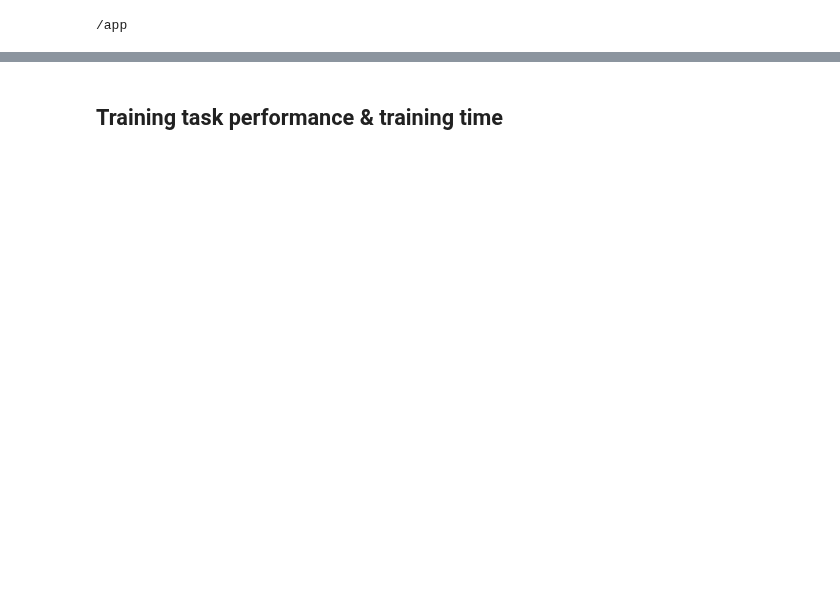
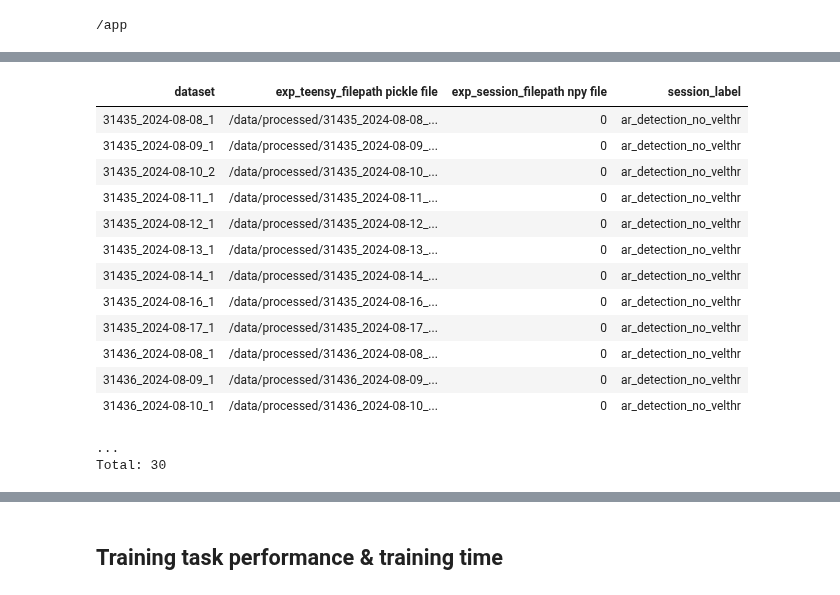
Before and after one commit to MMathisLab/FreelyMovingVR4Mice, a Jupyter notebook: dj_pipeline/notebooks/Paper_figures/Figure_1K-M.ipynb, the cells around one changed output, grey strips where cells are left out. Saved outputs shown, nothing was run; the diff lists cells and outputs as text; code cells hidden in the pictures; blank space fills up the shorter version.

```diff
--- a/dj_pipeline/notebooks/Paper_figures/Figure_1K-M.ipynb
+++ b/dj_pipeline/notebooks/Paper_figures/Figure_1K-M.ipynb
@@ -81,6 +83,24 @@ def get_all_in_list(data_set_list, training_stage):
     big_df = big_df.infer_objects()
 
     return(big_df.reset_index(drop=True))
+# %%
+(vr4mice.Dataset() & f'session_label = "ar_detection_no_velthr"') & (vr4mice.Collab() & 'idx=2')
+# %% [output]
+| dataset | exp_teensy_filepath pickle file | exp_session_filepath npy file | session_label |
+| 31435_2024-08-08_1 | /data/processed/31435_2024-08-08_... | 0 | ar_detection_no_velthr |
+| 31435_2024-08-09_1 | /data/processed/31435_2024-08-09_... | 0 | ar_detection_no_velthr |
+| 31435_2024-08-10_2 | /data/processed/31435_2024-08-10_... | 0 | ar_detection_no_velthr |
+| 31435_2024-08-11_1 | /data/processed/31435_2024-08-11_... | 0 | ar_detection_no_velthr |
+| 31435_2024-08-12_1 | /data/processed/31435_2024-08-12_... | 0 | ar_detection_no_velthr |
+| 31435_2024-08-13_1 | /data/processed/31435_2024-08-13_... | 0 | ar_detection_no_velthr |
+| 31435_2024-08-14_1 | /data/processed/31435_2024-08-14_... | 0 | ar_detection_no_velthr |
+| 31435_2024-08-16_1 | /data/processed/31435_2024-08-16_... | 0 | ar_detection_no_velthr |
+| 31435_2024-08-17_1 | /data/processed/31435_2024-08-17_... | 0 | ar_detection_no_velthr |
+| 31436_2024-08-08_1 | /data/processed/31436_2024-08-08_... | 0 | ar_detection_no_velthr |
+| 31436_2024-08-09_1 | /data/processed/31436_2024-08-09_... | 0 | ar_detection_no_velthr |
+| 31436_2024-08-10_1 | /data/processed/31436_2024-08-10_... | 0 | ar_detection_no_velthr |
+...
+Total: 30
 # %%
 dfs = []
 for stage in ["ar_detection_no_velthr", "ar_detection_velthr", "ar_discrim"]:
```
Also changed, not shown: parts of 8 cells of this notebook, 2 other files.
